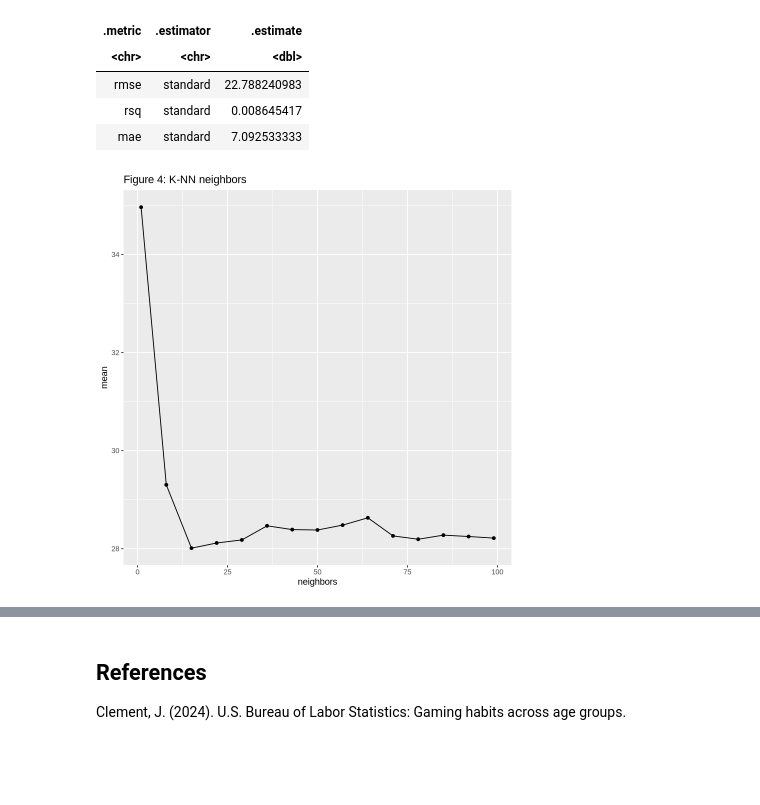
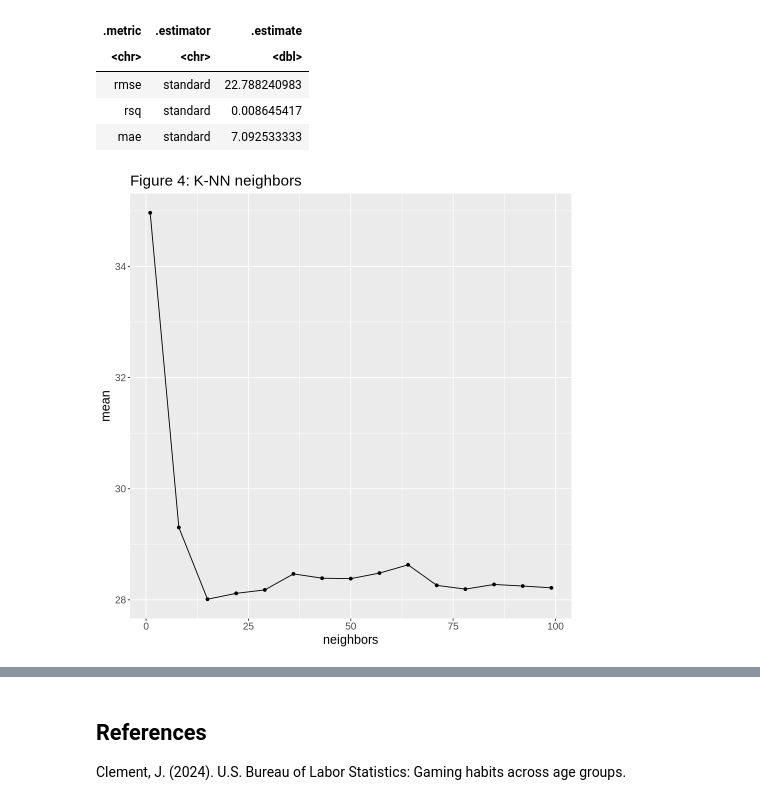
Before and after one commit to leenzeidan/minecraft_project, a Jupyter notebook: Minecraft_Playtime_Analysis_Refined_R.ipynb, the cells around one changed output, grey strips where cells are left out. Saved outputs shown, nothing was run; the diff lists cells and outputs as text; code cells hidden in the pictures; blank space fills up the shorter version.

```diff
--- a/Minecraft_Playtime_Analysis_Refined_R.ipynb
+++ b/Minecraft_Playtime_Analysis_Refined_R.ipynb
@@ -323,14 +301,14 @@ A tibble: 3 × 3
 | mae | standard | 7.092533333 |
 # %%
 #verifying that lowest is indeed k = 15
+options(repr.plot.height = 8, repr.plot.width = 8)
 
-test <- players_results |>
+players_results |>
     ggplot(aes(x = neighbors, y = mean)) +
     geom_point() +
     geom_line()+
-labs(title = "Figure 4: K-NN neighbors")
-
-test
+    labs(title = "Figure 4: K-NN neighbors") +
+    theme(text = element_text(size = 15))
 # %% [output]
-[figure, old version]
+[figure, new version]
 # %% [markdown]
```
Also changed, not shown: parts of 22 cells of this notebook.
